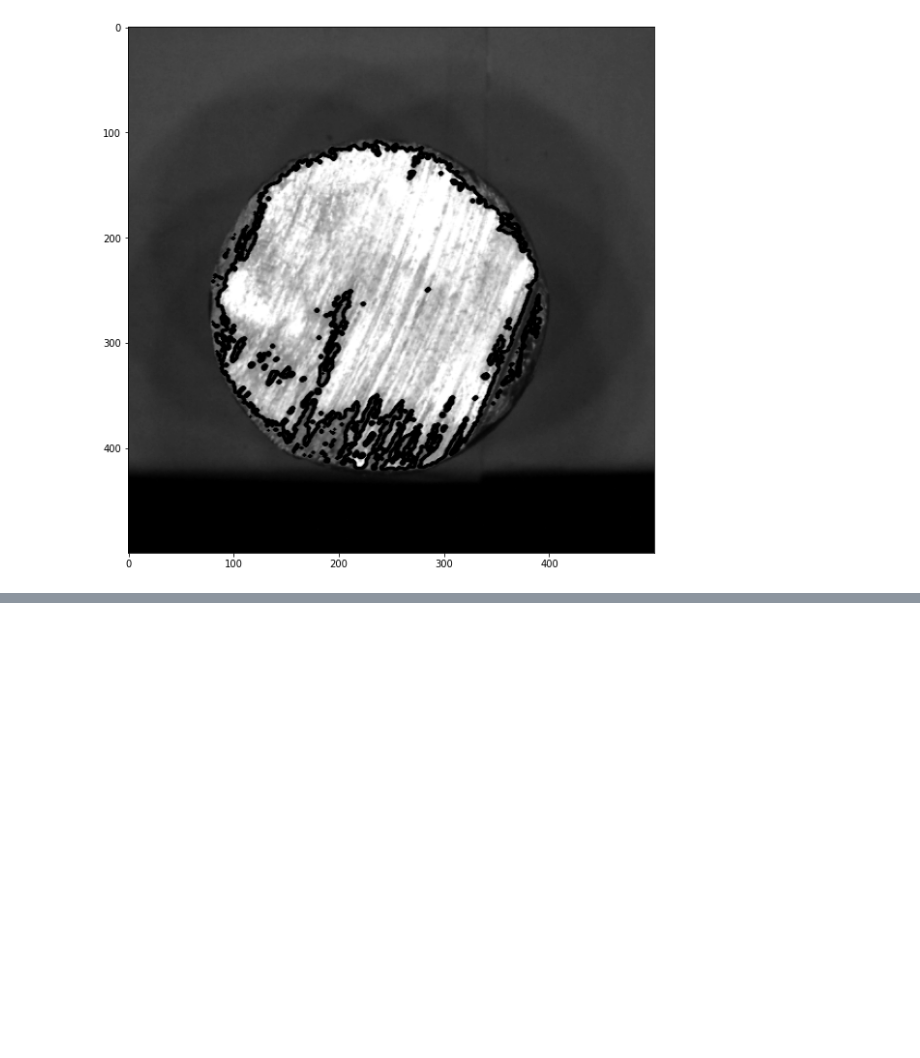
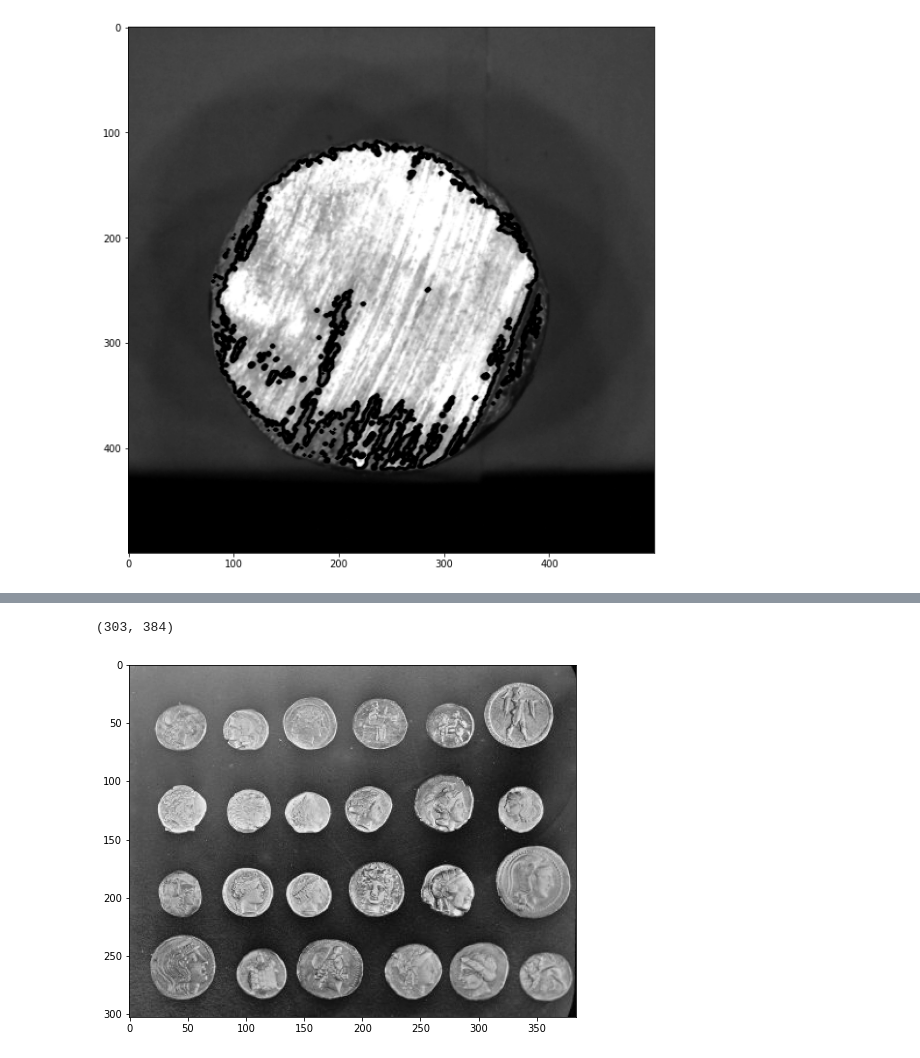
Before and after one commit to rad-mit/CS5102-Digital-Image-Processing-Project, a Jupyter notebook: Project/DIP_Project.ipynb, the cells around one changed output, grey strips where cells are left out. Drawn from its saved outputs; the diff is of its cells as text; code cells hidden in the pictures; blank space fills up the shorter version.

```diff
--- a/Project/DIP_Project.ipynb
+++ b/Project/DIP_Project.ipynb
@@ -234,0 +293,38 @@ plt.show()
+# %%
+import plotly
+import plotly.express as px
+import plotly.graph_objects as go
+from skimage import data, filters, measure, morphology
+
+img = data.coins()
+#img=gray_images[6]
+
+# Binary image, post-process the binary mask and compute labels
+threshold = filters.threshold_otsu(img)
+mask = img > threshold
+mask = morphology.remove_small_objects(mask, 50)
+mask = morphology.remove_small_holes(mask, 50)
+labels = measure.label(mask)
+print(len(labels))
+
+fig = px.imshow(img, binary_string=True)
+fig.update_traces(hoverinfo='skip') # hover is only for label info
+
+props = measure.regionprops(labels, img)
+properties = ['area', 'eccentricity', 'perimeter', 'intensity_mean']
+
+# For each label, add a filled scatter trace for its contour,
+# and display the properties of the label in the hover of this trace.
+for index in range(1, labels.max()):
+    label_i = props[index].label
+    contour = measure.find_contours(labels == label_i, 0.5)[0]
+    y, x = contour.T
+    hoverinfo = ''
+    for prop_name in properties:
+        hoverinfo += f'<b>{prop_name}: {getattr(props[index], prop_name):.2f}</b><br>'
+    fig.add_trace(go.Scatter(
+        x=x, y=y, name=label_i,
+        mode='lines', fill='toself', showlegend=False,
+        hovertemplate=hoverinfo, hoveron='points+fills'))
+
+plotly.io.show(fig)
@@ -234,0 +334,6 @@ plt.show()
+# %%
+plt.imshow(img,'gray')
+img.shape
+# %% [output]
+(303, 384)
+[figure, added]
```
Also changed, not shown: parts of 13 cells of this notebook.
